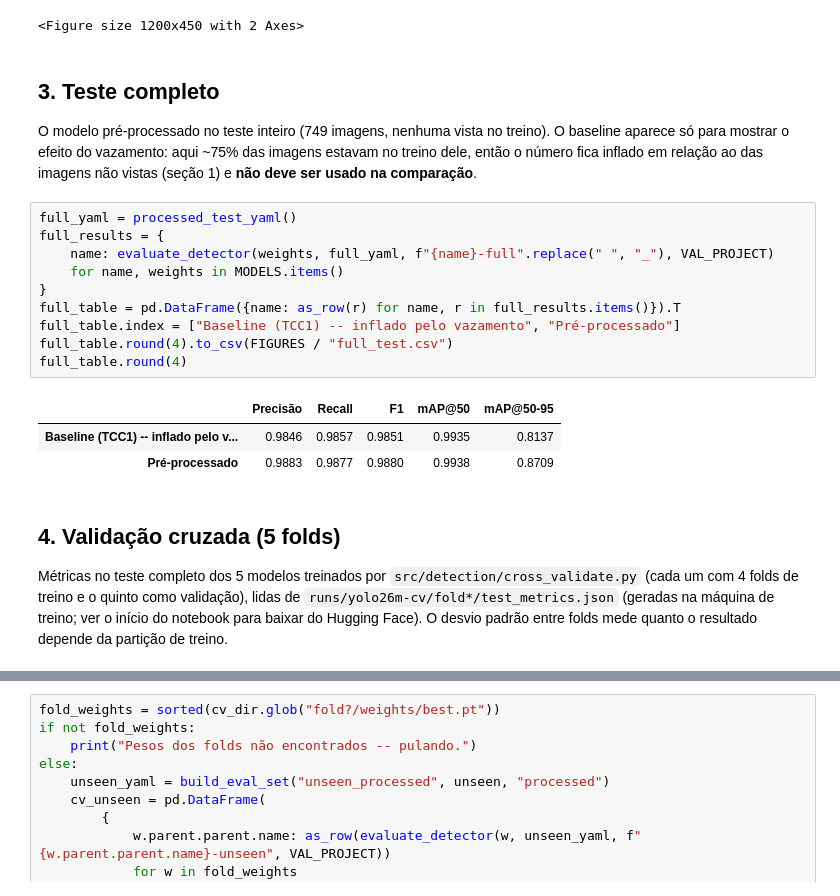
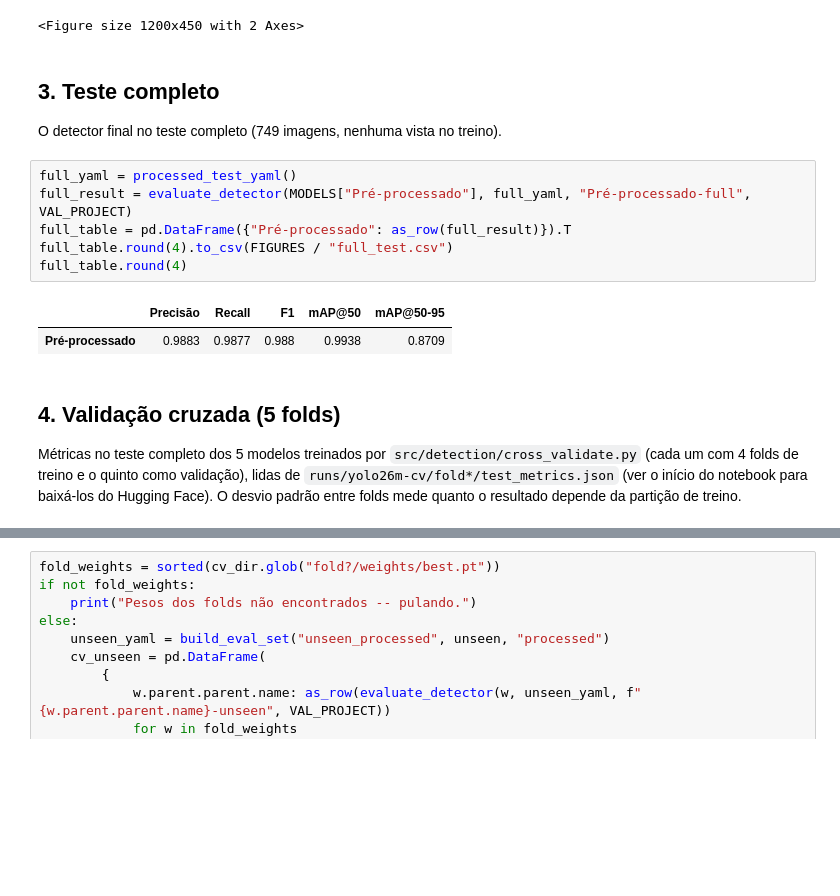
Before and after one commit to irlvinicius/CytoML, a Jupyter notebook: models/yolo/yolo26m/notebooks/03_eval.ipynb, the cells around one changed output, grey strips where cells are left out. Cells and saved outputs as stored; diff of their text form; blank space fills up the shorter version.

Commit message:
docs: polish notebooks wording

```diff
--- a/models/yolo/yolo26m/notebooks/03_eval.ipynb
+++ b/models/yolo/yolo26m/notebooks/03_eval.ipynb
@@ -124,25 +123,20 @@ plt.show()
 # %% [markdown]
 ## 3. Teste completo
 
-O modelo pré-processado no teste inteiro (749 imagens, nenhuma vista no treino). O baseline aparece só para mostrar o efeito do vazamento: aqui ~75% das imagens estavam no treino dele, então o número fica inflado em relação ao das imagens não vistas (seção 1) e **não deve ser usado na comparação**.
+O detector final no teste completo (749 imagens, nenhuma vista no treino).
 # %%
 full_yaml = processed_test_yaml()
-full_results = {
-    name: evaluate_detector(weights, full_yaml, f"{name}-full".replace(" ", "_"), VAL_PROJECT)
-    for name, weights in MODELS.items()
-}
-full_table = pd.DataFrame({name: as_row(r) for name, r in full_results.items()}).T
-full_table.index = ["Baseline (TCC1) -- inflado pelo vazamento", "Pré-processado"]
+full_result = evaluate_detector(MODELS["Pré-processado"], full_yaml, "Pré-processado-full", VAL_PROJECT)
+full_table = pd.DataFrame({"Pré-processado": as_row(full_result)}).T
 full_table.round(4).to_csv(FIGURES / "full_test.csv")
 full_table.round(4)
 # %% [output]
 |  | Precisão | Recall | F1 | mAP@50 | mAP@50-95 |
-| Baseline (TCC1) -- inflado pelo v... | 0.9846 | 0.9857 | 0.9851 | 0.9935 | 0.8137 |
-| Pré-processado | 0.9883 | 0.9877 | 0.9880 | 0.9938 | 0.8709 |
+| Pré-processado | 0.9883 | 0.9877 | 0.988 | 0.9938 | 0.8709 |
 # %% [markdown]
 ## 4. Validação cruzada (5 folds)
 
-Métricas no teste completo dos 5 modelos treinados por `src/detection/cross_validate.py` (cada um com 4 folds de treino e o quinto como validação), lidas de `runs/yolo26m-cv/fold*/test_metrics.json` (geradas na máquina de treino; ver o início do notebook para baixar do Hugging Face). O desvio padrão entre folds mede quanto o resultado depende da partição de treino.
+Métricas no teste completo dos 5 modelos treinados por `src/detection/cross_validate.py` (cada um com 4 folds de treino e o quinto como validação), lidas de `runs/yolo26m-cv/fold*/test_metrics.json` (ver o início do notebook para baixá-los do Hugging Face). O desvio padrão entre folds mede quanto o resultado depende da partição de treino.
 # %%
 cv_dir = RUNS / "yolo26m-cv"
 fold_files = sorted(cv_dir.glob("fold*/test_metrics.json"))
```
Also changed, not shown: parts of 11 cells of this notebook, 8 other files.
